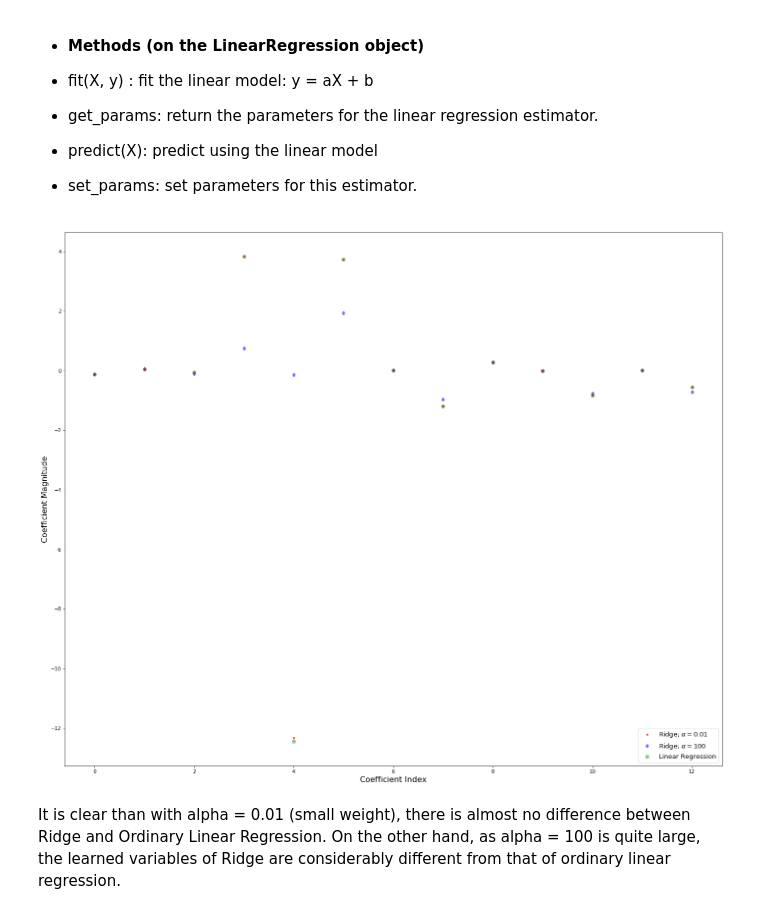
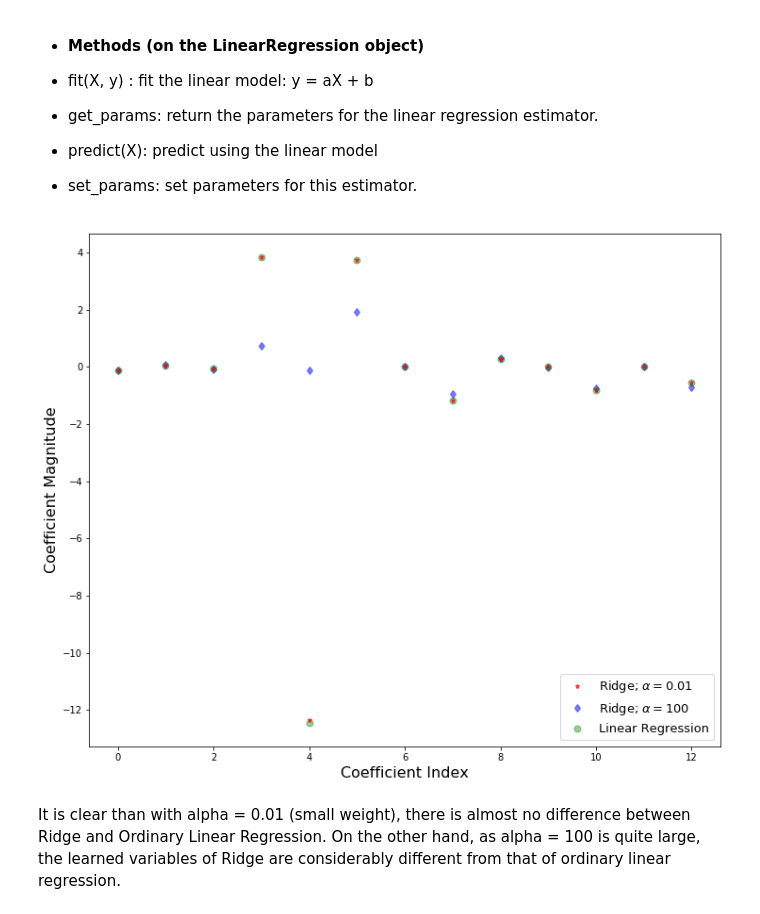
Before and after one commit to GMDennis/09_04_linear_regression, a Jupyter notebook: Linear Regression.ipynb, the cells around one changed output. Saved outputs shown, nothing was run; the diff lists cells and outputs as text; code cells hidden in the pictures.

```diff
--- a/Linear Regression.ipynb
+++ b/Linear Regression.ipynb
@@ -11,7 +11,7 @@ from sklearn.metrics import mean_squared_error, r2_score
 from sklearn.model_selection import train_test_split
 from sklearn.datasets import load_boston
 %matplotlib inline
-rcParams['figure.figsize'] = 24, 20
+rcParams['figure.figsize'] = 12, 10
 
 # Tip: if you want the generated figure to be large, re-run this cell before the beginning of every exercise.
 # %% [markdown]
@@ -647,40 +623,41 @@ newX=boston_df.drop('Price',axis=1)
 #print (newX[0:3]) # check
 newY=boston_df['Price']
 #print type(newY)# pandas core frame
 
 # Split the train and test sets
 X_train,X_test,y_train,y_test=train_test_split(newX,newY,test_size=0.3,random_state=3)
 #print (len(X_test), len(y_test))
 
 # Ordinary Linear Regression
 ### YOUR CODE HERE. Fill in the "None". 2 lines of code.
 # Hint: define an Ordinary Linear Regression object 'lr' and train it on the training data
-lr = LinearRegression()
-lr.fit(X_train, y_train)
+lr = None
+None
 ### END OF YOUR CODE.
 
 # Ridge Linear Regression
 ### YOUR CODE HERE. Fill in the "None". 4 lines of code.
 #2 lines of code.
 # Hint: define a Ridge Linear Regression object 'rr' with regularization weight 0.01, and train it on the training data.
-rr = Ridge(alpha=0.01)
-rr.fit(X_train, y_train)
+rr = None
+None
 
 # 2 lines of code.
 # Hint: define a Ridge Linear Regression object with regularization weight 100 'rr100', and train it on the training data.
-rr100 = Ridge(alpha=100) #  comparison with alpha value
-rr100.fit(X_train, y_train)
+rr100 = None #  comparison with alpha value
+None
+### END OF YOUR CODE.
 
 # Plot to see the difference of regularization weights in terms of learned variables.
 plt.plot(rr.coef_,alpha=0.7,linestyle='none',marker='*',markersize=5,color='red',label=r'Ridge; $\alpha = 0.01$',zorder=7) # zorder for ordering the markers
 plt.plot(rr100.coef_,alpha=0.5,linestyle='none',marker='d',markersize=6,color='blue',label=r'Ridge; $\alpha = 100$') # alpha here is for transparency
 plt.plot(lr.coef_,alpha=0.4,linestyle='none',marker='o',markersize=7,color='green',label='Linear Regression')
 plt.xlabel('Coefficient Index',fontsize=16)
 plt.ylabel('Coefficient Magnitude',fontsize=16)
 plt.legend(fontsize=13,loc=4)
 plt.show()
 # %% [output]
-[figure, old version]
+[figure, new version]
 # %% [markdown]
 It is clear than with alpha = 0.01 (small weight), there is almost no difference between Ridge and Ordinary Linear Regression. On the other hand, as alpha = 100 is quite large, the learned variables of Ridge are considerably different from that of ordinary linear regression.
 # %%
```
Also changed, not shown: parts of 13 cells of this notebook, 7 other files.
